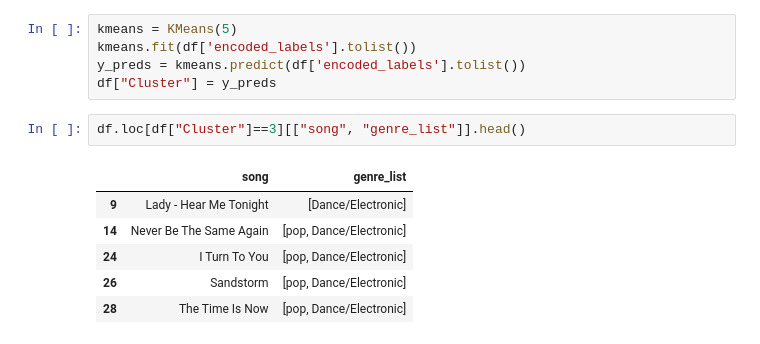
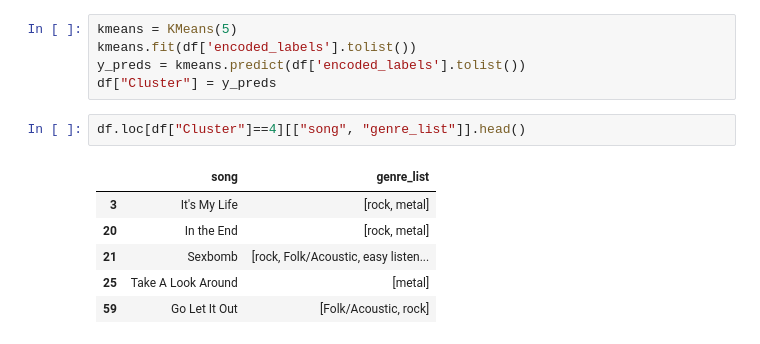
Before and after one commit to SiraDD/python_project, a Jupyter notebook: python_presentation.ipynb, the cells around one changed output. Saved outputs shown, nothing was run; the diff lists cells and outputs as text.

```diff
--- a/python_presentation.ipynb
+++ b/python_presentation.ipynb
@@ -308,11 +318,11 @@ kmeans.fit(df['encoded_labels'].tolist())
 y_preds = kmeans.predict(df['encoded_labels'].tolist())
 df["Cluster"] = y_preds
 # %%
-df.loc[df["Cluster"]==3][["song", "genre_list"]].head()
+df.loc[df["Cluster"]==4][["song", "genre_list"]].head()
 # %% [output]
 |  | song | genre_list |
-| 9 | Lady - Hear Me Tonight | [Dance/Electronic] |
-| 14 | Never Be The Same Again | [pop, Dance/Electronic] |
-| 24 | I Turn To You | [pop, Dance/Electronic] |
-| 26 | Sandstorm | [pop, Dance/Electronic] |
-| 28 | The Time Is Now | [pop, Dance/Electronic] |
+| 3 | It's My Life | [rock, metal] |
+| 20 | In the End | [rock, metal] |
+| 21 | Sexbomb | [rock, Folk/Acoustic, easy listen... |
+| 25 | Take A Look Around | [metal] |
+| 59 | Go Let It Out | [Folk/Acoustic, rock] |
```
Also changed, not shown: parts of 6 cells of this notebook.
